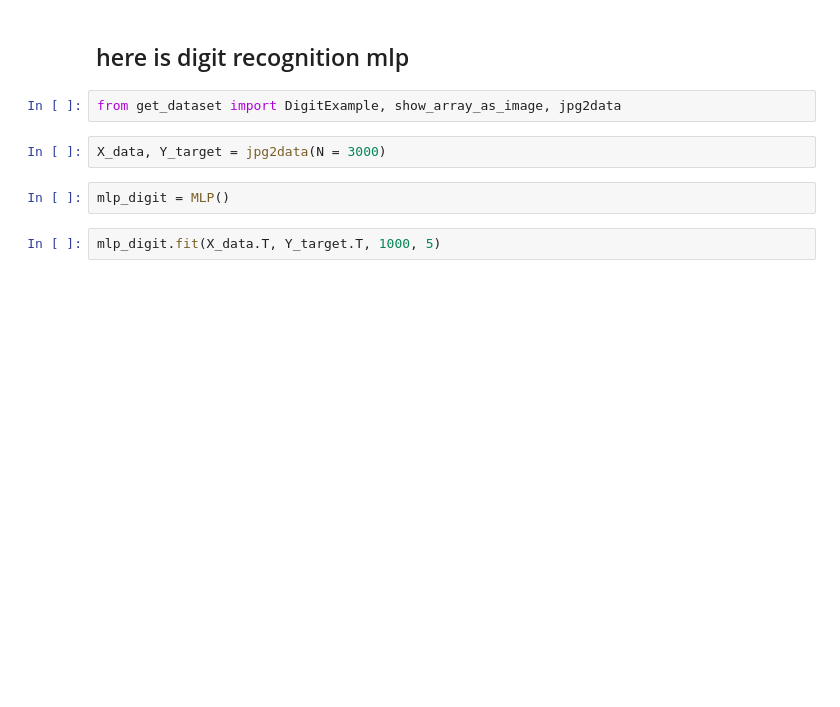
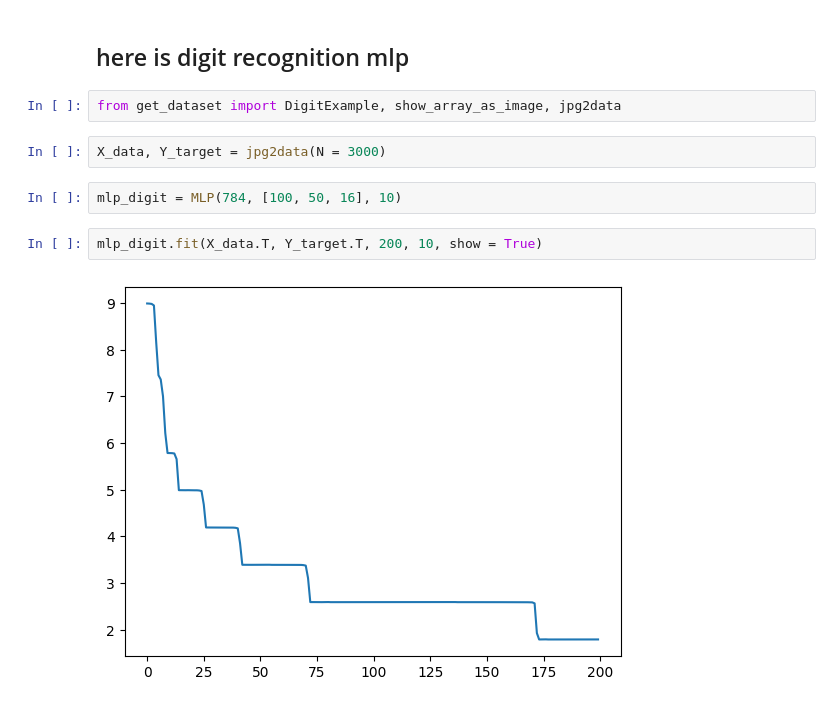
Before and after one commit to a-arakelian/first-steps-in-ML, a Jupyter notebook: handwritten_digit_recognition/mlp.ipynb, the cells around one changed output. Cells and saved outputs as stored; diff of their text form; blank space fills up the shorter version.

```diff
--- a/handwritten_digit_recognition/mlp.ipynb
+++ b/handwritten_digit_recognition/mlp.ipynb
@@ -31,7 +34,9 @@ from get_dataset import DigitExample, show_array_as_image, jpg2data
 # %%
 X_data, Y_target = jpg2data(N = 3000)
 # %%
-mlp_digit = MLP()
+mlp_digit = MLP(784, [100, 50, 16], 10)
 # %%
-mlp_digit.fit(X_data.T, Y_target.T, 1000, 5)
+mlp_digit.fit(X_data.T, Y_target.T, 200, 10, show = True)
+# %% [output]
+[figure, added]
 # %%
```
Also changed, not shown: parts of 6 cells of this notebook, 1 other file.
